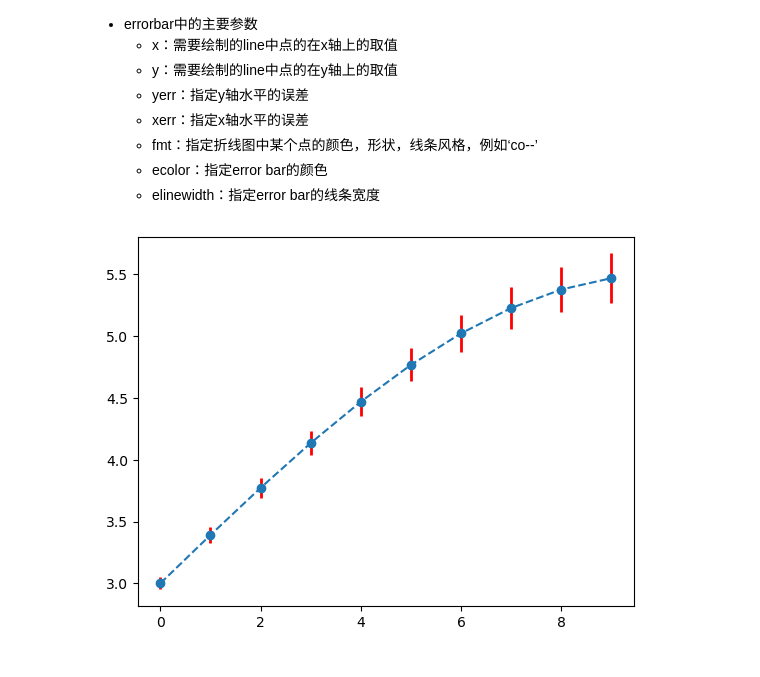
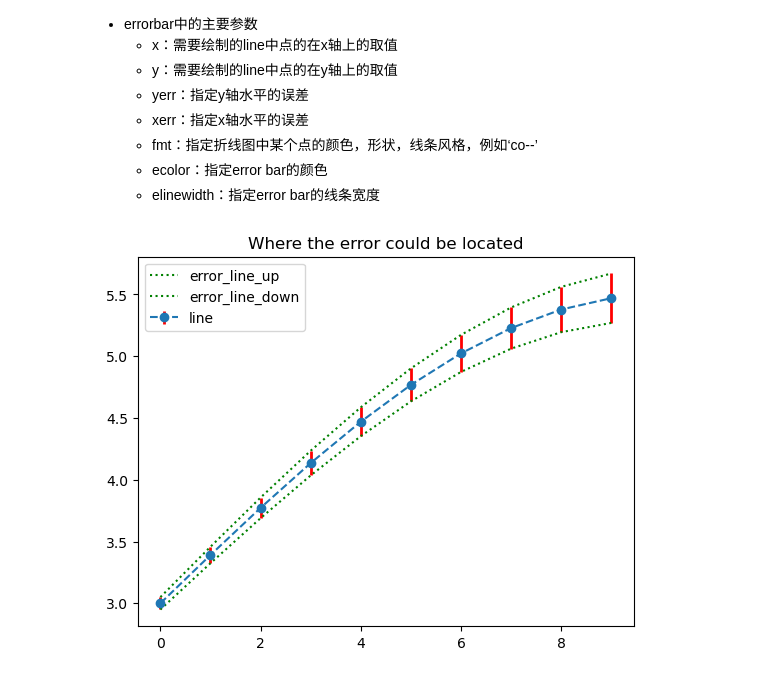
Before and after one commit to GGuo888/fantastic-matplotlib, a Jupyter notebook: practice/day02.ipynb, the cells around one changed output. Drawn from its saved outputs; the diff is of its cells as text; code cells hidden in the pictures.

```diff
--- a/practice/day02.ipynb
+++ b/practice/day02.ipynb
@@ -114,9 +114,13 @@ ax.set_ylim(2,11);
 # %%
 fig = plt.figure()
 x = np.arange(10)
 y = 2.5*np.sin(x/20*np.pi)
 yerr = np.linspace(0.05,0.2,10)
-plt.errorbar(x,y+3,yerr=yerr,fmt='o--',ecolor='r',elinewidth=2)
+plt.errorbar(x,y+3,yerr=yerr,fmt='o--',ecolor='r',elinewidth=2,label='line')
+plt.plot(x,y+3+yerr,color='g',linestyle=':',label='error_line_up')
+plt.plot(x,y+3-yerr,color='g',linestyle=':',label='error_line_down')
+plt.title('Where the error could be located')
+plt.legend()
 plt.show()
 # %% [output]
-[figure, old version]
+[figure, new version]
```
Also changed, not shown: parts of 12 cells of this notebook.
